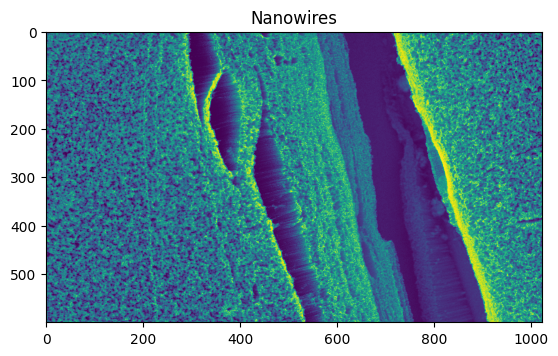
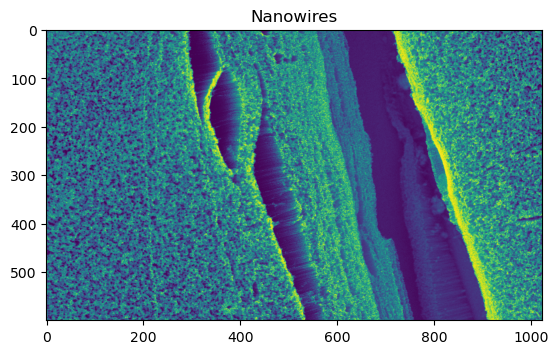
Unified diff of the notebook cell whose output changed from the first chart to the second:
--- before
+++ after
@@ -1,7 +1,7 @@
 # 测试
 #import matplotlib.pyplot as plt
-#img,lab=aset[100]
-#img = img.permute(1, 2, 0)
-#plt.imshow(img)
-#plt.title(lab)
-#plt.show()
+img,lab=aset[100]
+img = img.permute(1, 2, 0)
+plt.imshow(img)
+plt.title(lab)
+plt.show()

Commit: GPU确实比CPU快点